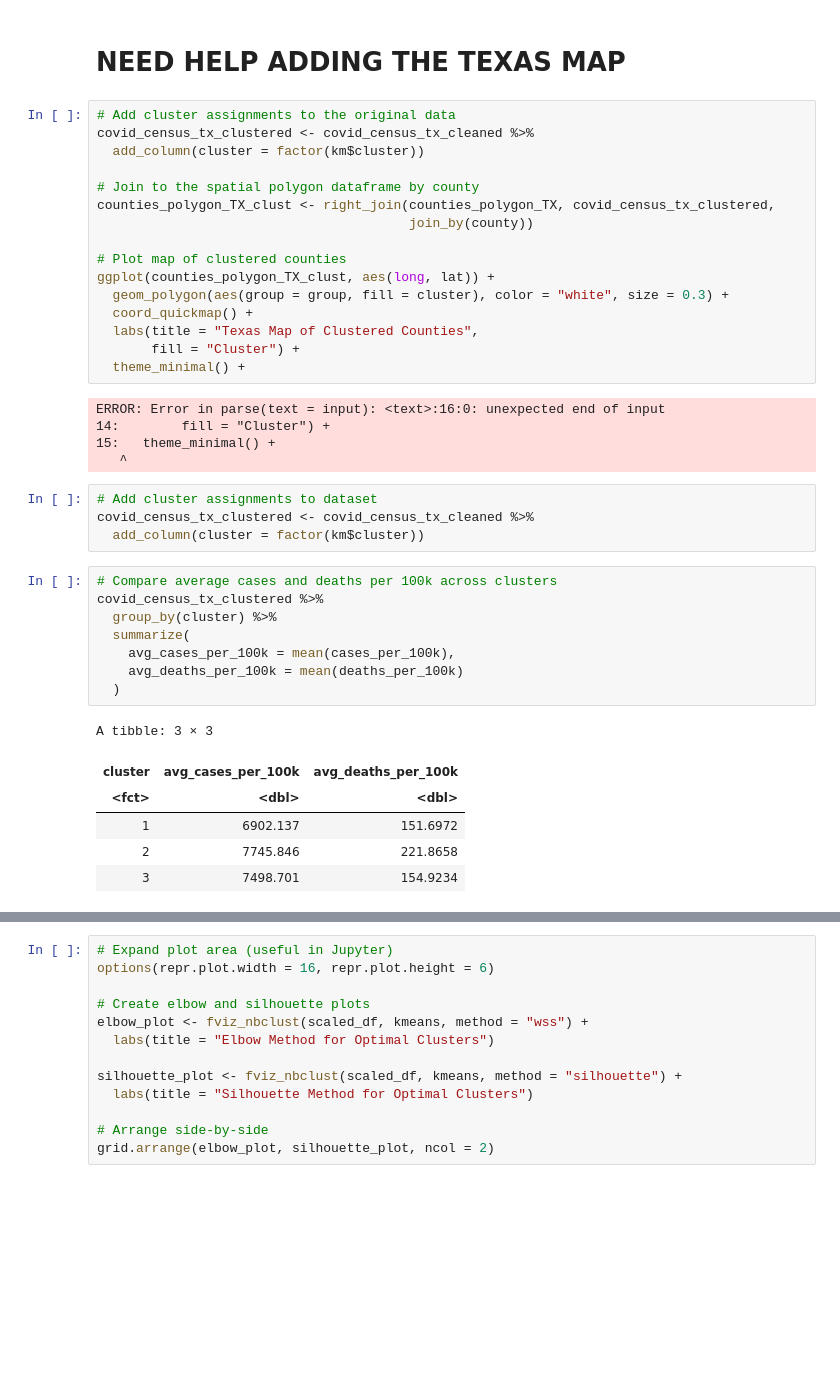
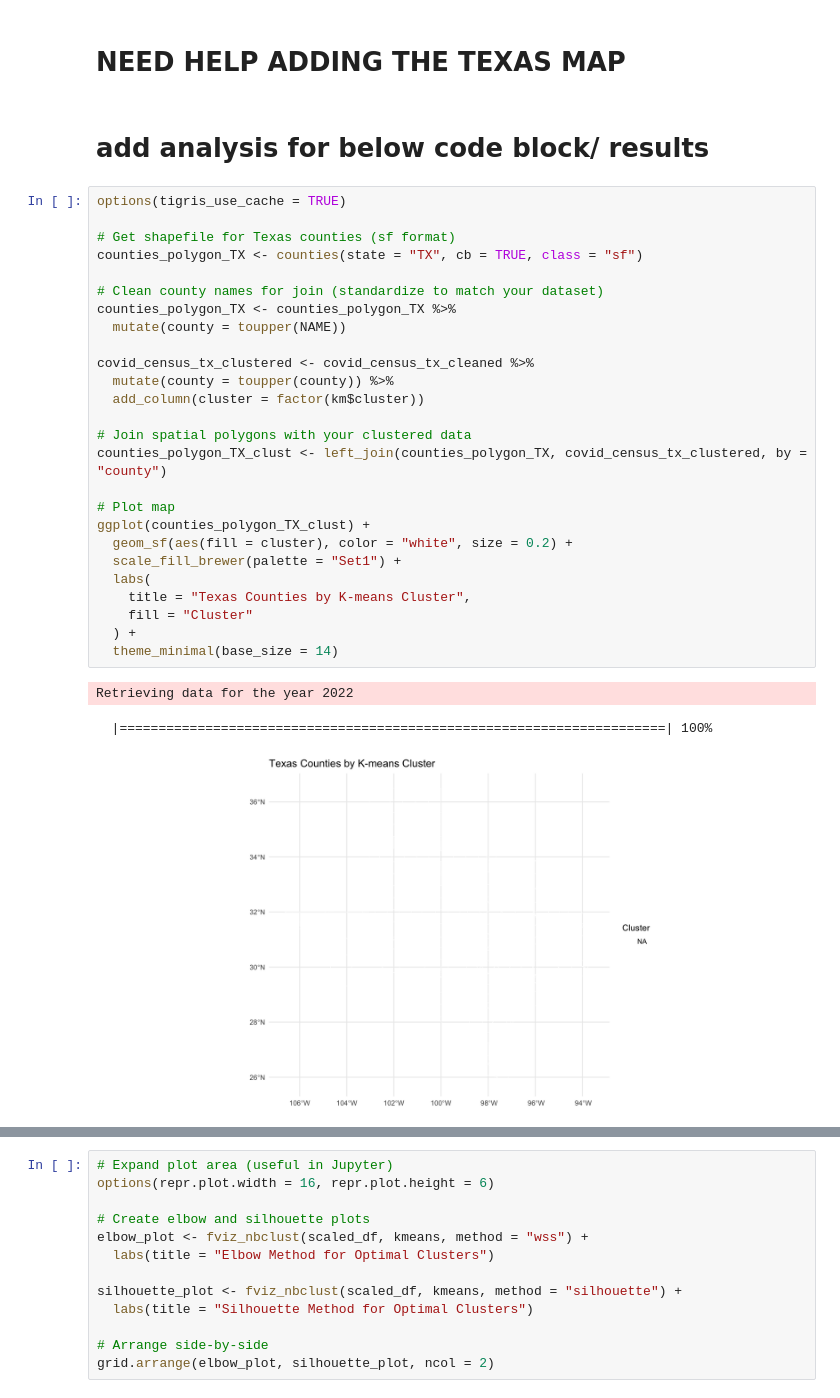
Before and after one commit to Juan-Carlos-D/DM-Team, a Jupyter notebook: Project 2/Rough Drafts/RD 1.ipynb, the cells around one changed output, grey strips where cells are left out. Drawn from its saved outputs; the diff is of its cells as text; blank space fills up the shorter version.

```diff
--- a/Project 2/Rough Drafts/RD 1.ipynb
+++ b/Project 2/Rough Drafts/RD 1.ipynb
@@ -787,45 +954,37 @@ ggplot(pivot_longer(as_tibble(km$centers, rownames = "cluster"),
 # %% [markdown]
 # NEED HELP ADDING THE TEXAS MAP
+# %% [markdown]
+# add analysis for below code block/ results
 # %%
-# Add cluster assignments to the original data
+options(tigris_use_cache = TRUE)
+
+# Get shapefile for Texas counties (sf format)
+counties_polygon_TX <- counties(state = "TX", cb = TRUE, class = "sf")
+
+# Clean county names for join (standardize to match your dataset)
+counties_polygon_TX <- counties_polygon_TX %>%
+  mutate(county = toupper(NAME))
+
 covid_census_tx_clustered <- covid_census_tx_cleaned %>%
+  mutate(county = toupper(county)) %>%
   add_column(cluster = factor(km$cluster))
 
-# Join to the spatial polygon dataframe by county
-counties_polygon_TX_clust <- right_join(counties_polygon_TX, covid_census_tx_clustered,
-                                        join_by(county))
+# Join spatial polygons with your clustered data
+counties_polygon_TX_clust <- left_join(counties_polygon_TX, covid_census_tx_clustered, by = "county")
 
-# Plot map of clustered counties
-ggplot(counties_polygon_TX_clust, aes(long, lat)) +
-  geom_polygon(aes(group = group, fill = cluster), color = "white", size = 0.3) +
-  coord_quickmap() +
-  labs(title = "Texas Map of Clustered Counties",
-       fill = "Cluster") +
-  theme_minimal() +
+# Plot map
+ggplot(counties_polygon_TX_clust) +
+  geom_sf(aes(fill = cluster), color = "white", size = 0.2) +
+  scale_fill_brewer(palette = "Set1") +
+  labs(
+    title = "Texas Counties by K-means Cluster",
+    fill = "Cluster"
+  ) +
+  theme_minimal(base_size = 14)
 # %% [output]
-ERROR: Error in parse(text = input): <text>:16:0: unexpected end of input
-14:        fill = "Cluster") +
-15:   theme_minimal() +
-   ^
+Retrieving data for the year 2022
+  |======================================================================| 100%
+[figure, added]
-# %%
-# Add cluster assignments to dataset
-covid_census_tx_clustered <- covid_census_tx_cleaned %>%
-  add_column(cluster = factor(km$cluster))
-# %%
-# Compare average cases and deaths per 100k across clusters
-covid_census_tx_clustered %>%
-  group_by(cluster) %>%
-  summarize(
-    avg_cases_per_100k = mean(cases_per_100k),
-    avg_deaths_per_100k = mean(deaths_per_100k)
-  )
-# %% [output]
-A tibble: 3 × 3
-| cluster | avg_cases_per_100k | avg_deaths_per_100k |
-| <fct> | <dbl> | <dbl> |
-| 1 | 6902.137 | 151.6972 |
-| 2 | 7745.846 | 221.8658 |
-| 3 | 7498.701 | 154.9234 |
 # %% [markdown]
 ###  Optimal Number of Clusters
 
```
Also changed, not shown: parts of 54 cells of this notebook.
